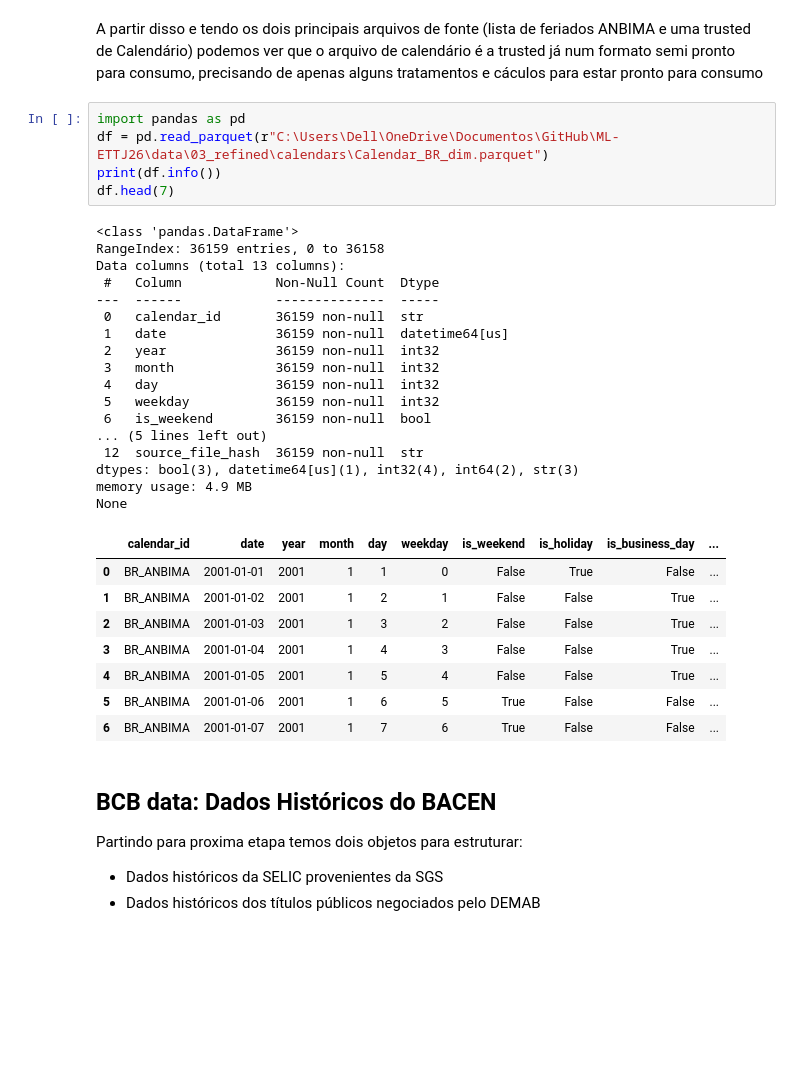
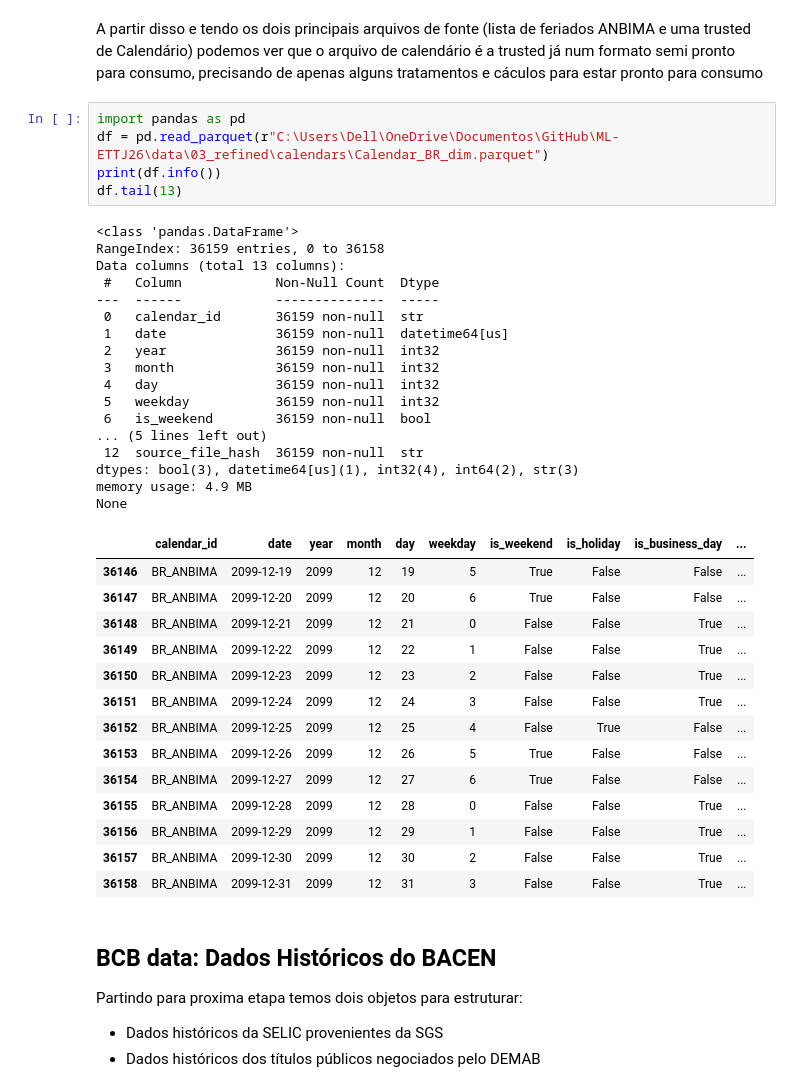
Before and after one commit to JuanRocha01/ML-ETTJ26, a Jupyter notebook: study/refined.ipynb, the cells around one changed output. Saved outputs shown, nothing was run; the diff lists cells and outputs as text; blank space fills up the shorter version.

```diff
--- a/study/refined.ipynb
+++ b/study/refined.ipynb
@@ -73,34 +73,40 @@ A partir disso e tendo os dois principais arquivos de fonte (lista de feriados A
 # %%
 import pandas as pd
 df = pd.read_parquet(r"C:\Users\Dell\OneDrive\Documentos\GitHub\ML-ETTJ26\data\03_refined\calendars\Calendar_BR_dim.parquet")
 print(df.info())
-df.head(7)
+df.tail(13)
 # %% [output]
 <class 'pandas.DataFrame'>
 RangeIndex: 36159 entries, 0 to 36158
 Data columns (total 13 columns):
  #   Column            Non-Null Count  Dtype
 ---  ------            --------------  -----
  0   calendar_id       36159 non-null  str
  1   date              36159 non-null  datetime64[us]
  2   year              36159 non-null  int32
  3   month             36159 non-null  int32
  4   day               36159 non-null  int32
  5   weekday           36159 non-null  int32
  6   is_weekend        36159 non-null  bool
 ... (5 lines left out)
  12  source_file_hash  36159 non-null  str
 dtypes: bool(3), datetime64[us](1), int32(4), int64(2), str(3)
 memory usage: 4.9 MB
 None
 |  | calendar_id | date | year | month | day | weekday | is_weekend | is_holiday | is_business_day | ... |
-| 0 | BR_ANBIMA | 2001-01-01 | 2001 | 1 | 1 | 0 | False | True | False | ... |
-| 1 | BR_ANBIMA | 2001-01-02 | 2001 | 1 | 2 | 1 | False | False | True | ... |
-| 2 | BR_ANBIMA | 2001-01-03 | 2001 | 1 | 3 | 2 | False | False | True | ... |
-| 3 | BR_ANBIMA | 2001-01-04 | 2001 | 1 | 4 | 3 | False | False | True | ... |
-| 4 | BR_ANBIMA | 2001-01-05 | 2001 | 1 | 5 | 4 | False | False | True | ... |
-| 5 | BR_ANBIMA | 2001-01-06 | 2001 | 1 | 6 | 5 | True | False | False | ... |
-| 6 | BR_ANBIMA | 2001-01-07 | 2001 | 1 | 7 | 6 | True | False | False | ... |
+| 36146 | BR_ANBIMA | 2099-12-19 | 2099 | 12 | 19 | 5 | True | False | False | ... |
+| 36147 | BR_ANBIMA | 2099-12-20 | 2099 | 12 | 20 | 6 | True | False | False | ... |
+| 36148 | BR_ANBIMA | 2099-12-21 | 2099 | 12 | 21 | 0 | False | False | True | ... |
+| 36149 | BR_ANBIMA | 2099-12-22 | 2099 | 12 | 22 | 1 | False | False | True | ... |
+| 36150 | BR_ANBIMA | 2099-12-23 | 2099 | 12 | 23 | 2 | False | False | True | ... |
+| 36151 | BR_ANBIMA | 2099-12-24 | 2099 | 12 | 24 | 3 | False | False | True | ... |
+| 36152 | BR_ANBIMA | 2099-12-25 | 2099 | 12 | 25 | 4 | False | True | False | ... |
+| 36153 | BR_ANBIMA | 2099-12-26 | 2099 | 12 | 26 | 5 | True | False | False | ... |
+| 36154 | BR_ANBIMA | 2099-12-27 | 2099 | 12 | 27 | 6 | True | False | False | ... |
+| 36155 | BR_ANBIMA | 2099-12-28 | 2099 | 12 | 28 | 0 | False | False | True | ... |
+| 36156 | BR_ANBIMA | 2099-12-29 | 2099 | 12 | 29 | 1 | False | False | True | ... |
+| 36157 | BR_ANBIMA | 2099-12-30 | 2099 | 12 | 30 | 2 | False | False | True | ... |
+| 36158 | BR_ANBIMA | 2099-12-31 | 2099 | 12 | 31 | 3 | False | False | True | ... |
 # %% [markdown]
 ## BCB data: Dados Históricos do BACEN
 
```
Also changed, not shown: parts of 1 cell of this notebook, 11 other files.
